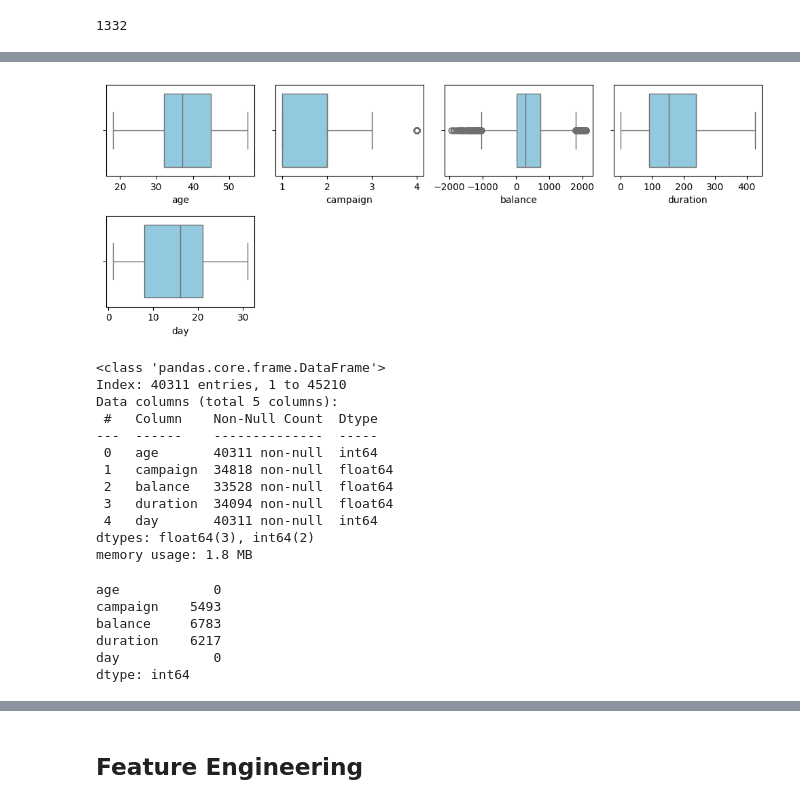
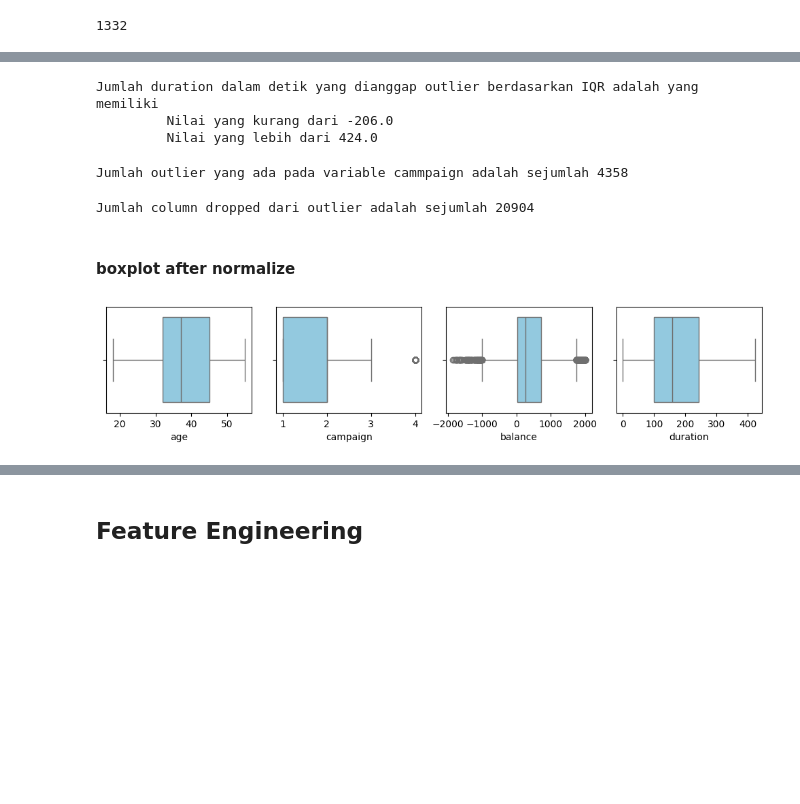
Before and after one commit to bagusatya08/Term-Deposit-Potential-Customer-Prediction, a Jupyter notebook: stage-2/pre-processing.ipynb, the cells around one changed output, grey strips where cells are left out. Drawn from its saved outputs; the diff is of its cells as text; code cells hidden in the pictures; blank space fills up the shorter version.

Commit message:
adding pre-process & feature engineering for train-data

```diff
--- a/stage-2/pre-processing.ipynb
+++ b/stage-2/pre-processing.ipynb
@@ -198,0 +235,4 @@ output_normal.head()
+# %%
+# Removing the outlier using drop feature
+
+data = data.drop(data.query("outlier_label == False").index)
@@ -198,0 +256,4 @@ output_normal.head()
+# %%
+# Removing the outlier using drop feature
+
+data = data.drop(data.query("outlier_label == False").index)
@@ -198,0 +277,4 @@ output_normal.head()
+# %%
+# Removing the outlier using drop feature
+
+data = data.drop(data.query("outlier_label == False").index)
@@ -199,35 +283,39 @@ output_normal.head()
+# %%
+outlier = iqr_treshold("duration")
+print('''Jumlah duration dalam detik yang dianggap outlier berdasarkan IQR adalah yang memiliki
+         Nilai yang kurang dari '''+str(outlier[0])+
+      '''\n         Nilai yang lebih dari '''+str(outlier[1]))
+# %% [output]
+Jumlah duration dalam detik yang dianggap outlier berdasarkan IQR adalah yang memiliki
+         Nilai yang kurang dari -206.0
+         Nilai yang lebih dari 424.0
+# %%
+iqr_normalize("duration")
+outlier_duration = data.query("outlier_label == False").y.count()
+print('''Jumlah outlier yang ada pada variable cammpaign adalah sejumlah '''+str(outlier_duration))
+# %% [output]
+Jumlah outlier yang ada pada variable cammpaign adalah sejumlah 4358
+# %%
+# Removing the outlier using drop feature
+
+data = data.drop(data.query("outlier_label == False").index)
+# %%
+# Counting outlier coloumn dropped
+
+jumlah_outlier = outlier_age + outlier_balance + outlier_campaign + outlier_duration
+print('''Jumlah column dropped dari outlier adalah sejumlah '''+str(jumlah_outlier))
+# %% [output]
+Jumlah column dropped dari outlier adalah sejumlah 20904
+# %% [markdown]
+#### boxplot after normalize
 # %%
-feature = ['age','campaign','balance','duration','day']
+feature = ['age','campaign','balance','duration']
 
 plt.figure(figsize=(10,4))
 for i in range(0, len(feature)):
     plt.subplot(2,4, i+1)
-    sns.boxplot(x=output_normal[feature[i]], color='skyblue')
+    sns.boxplot(x=data[feature[i]], color='skyblue')
     plt.xlabel(feature[i])
     plt.tight_layout()
 # %% [output]
-[figure, old version]
+[figure, new version]
-# %%
-output_normal.info()
-# %% [output]
-<class 'pandas.core.frame.DataFrame'>
-Index: 40311 entries, 1 to 45210
-Data columns (total 5 columns):
- #   Column    Non-Null Count  Dtype
----  ------    --------------  -----
- 0   age       40311 non-null  int64
- 1   campaign  34818 non-null  float64
- 2   balance   33528 non-null  float64
- 3   duration  34094 non-null  float64
- 4   day       40311 non-null  int64
-dtypes: float64(3), int64(2)
-memory usage: 1.8 MB
-# %%
-output_normal.isna().sum()
-# %% [output]
-age            0
-campaign    5493
-balance     6783
-duration    6217
-day            0
-dtype: int64
```
Also changed, not shown: parts of 86 cells of this notebook.
